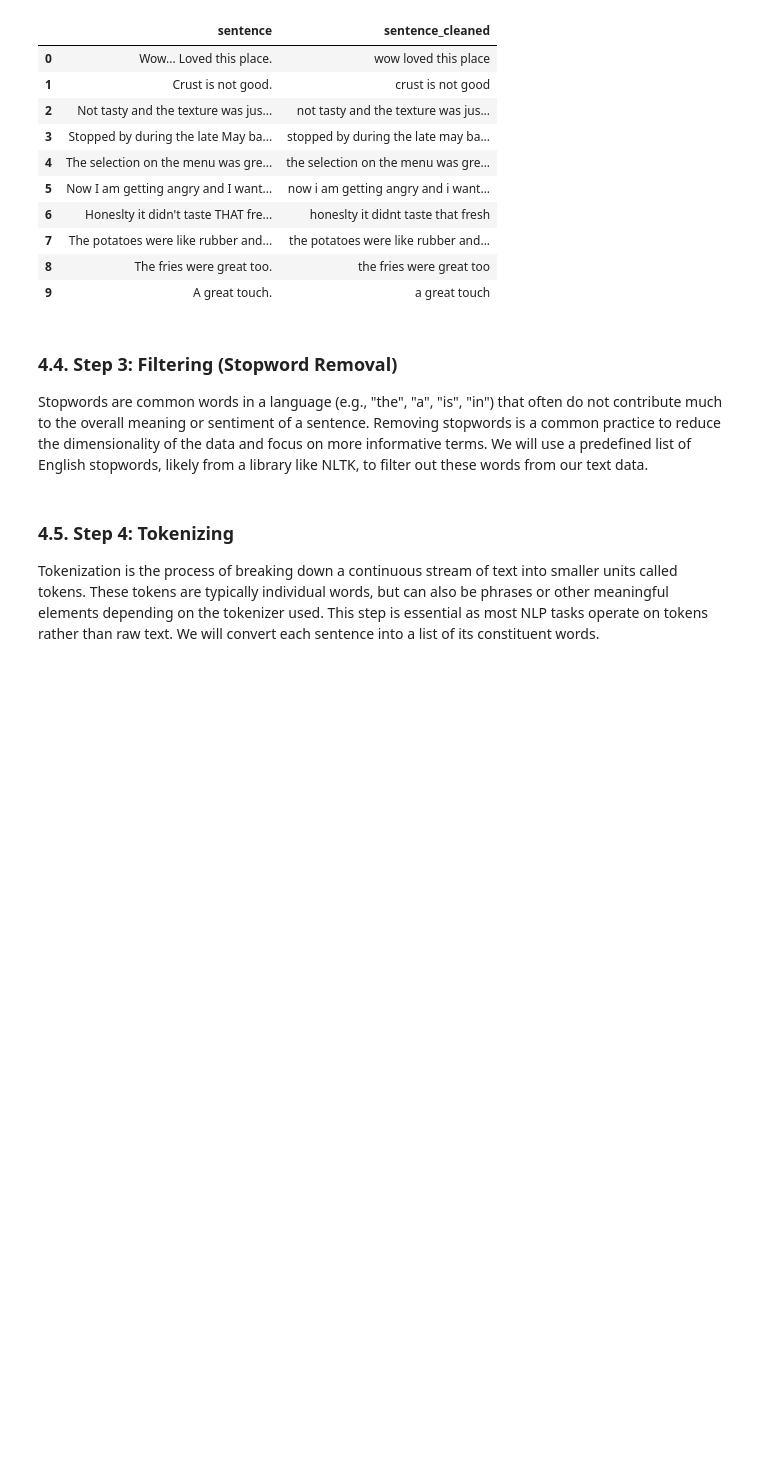
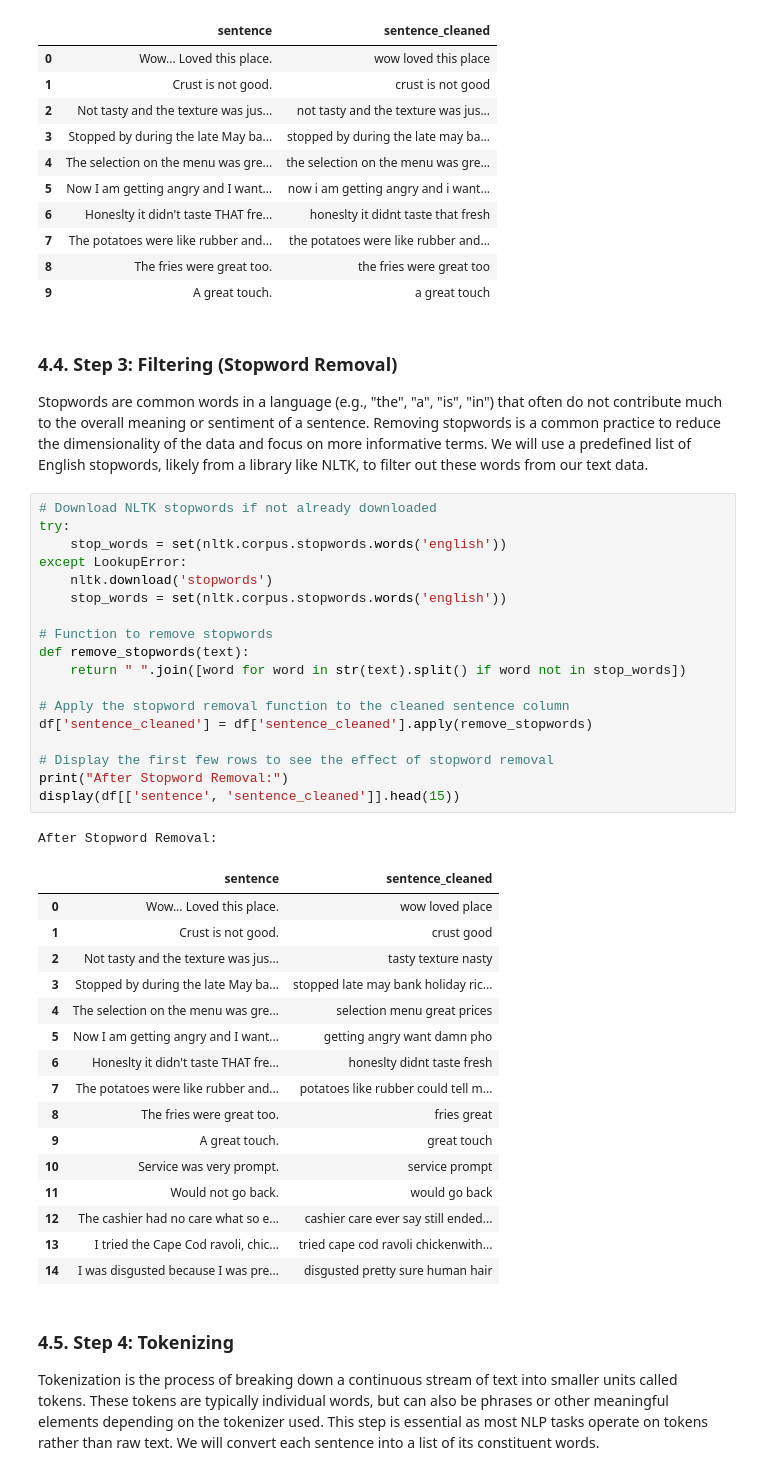
Before and after one commit to LatiefDataVisionary/sentiment-analysis-text-processing-bisa-ai, a Jupyter notebook: notebook/notebook.ipynb, the cells around one changed output. Drawn from its saved outputs; the diff is of its cells as text; blank space fills up the shorter version.

Commit message:
4.4. Step 3: Filtering (Stopword Removal)

```diff
--- a/notebook/notebook.ipynb
+++ b/notebook/notebook.ipynb
@@ -546,9 +546,45 @@ After Noise Removal:
 | 8 | The fries were great too. | the fries were great too |
 | 9 | A great touch. | a great touch |
 # %% [markdown]
-### 4.4. Step 3: Filtering (Stopword Removal)
+### **4.4. Step 3: Filtering (Stopword Removal)**
 
 Stopwords are common words in a language (e.g., "the", "a", "is", "in") that often do not contribute much to the overall meaning or sentiment of a sentence. Removing stopwords is a common practice to reduce the dimensionality of the data and focus on more informative terms. We will use a predefined list of English stopwords, likely from a library like NLTK, to filter out these words from our text data.
+# %%
+# Download NLTK stopwords if not already downloaded
+try:
+    stop_words = set(nltk.corpus.stopwords.words('english'))
+except LookupError:
+    nltk.download('stopwords')
+    stop_words = set(nltk.corpus.stopwords.words('english'))
+
+# Function to remove stopwords
+def remove_stopwords(text):
+    return " ".join([word for word in str(text).split() if word not in stop_words])
+
+# Apply the stopword removal function to the cleaned sentence column
+df['sentence_cleaned'] = df['sentence_cleaned'].apply(remove_stopwords)
+
+# Display the first few rows to see the effect of stopword removal
+print("After Stopword Removal:")
+display(df[['sentence', 'sentence_cleaned']].head(15))
+# %% [output]
+After Stopword Removal:
+|  | sentence | sentence_cleaned |
+| 0 | Wow... Loved this place. | wow loved place |
+| 1 | Crust is not good. | crust good |
+| 2 | Not tasty and the texture was jus... | tasty texture nasty |
+| 3 | Stopped by during the late May ba... | stopped late may bank holiday ric... |
+| 4 | The selection on the menu was gre... | selection menu great prices |
+| 5 | Now I am getting angry and I want... | getting angry want damn pho |
+| 6 | Honeslty it didn't taste THAT fre... | honeslty didnt taste fresh |
+| 7 | The potatoes were like rubber and... | potatoes like rubber could tell m... |
+| 8 | The fries were great too. | fries great |
+| 9 | A great touch. | great touch |
+| 10 | Service was very prompt. | service prompt |
+| 11 | Would not go back. | would go back |
+| 12 | The cashier had no care what so e... | cashier care ever say still ended... |
+| 13 | I tried the Cape Cod ravoli, chic... | tried cape cod ravoli chickenwith... |
+| 14 | I was disgusted because I was pre... | disgusted pretty sure human hair |
 # %% [markdown]
 ### 4.5. Step 4: Tokenizing
 
```
